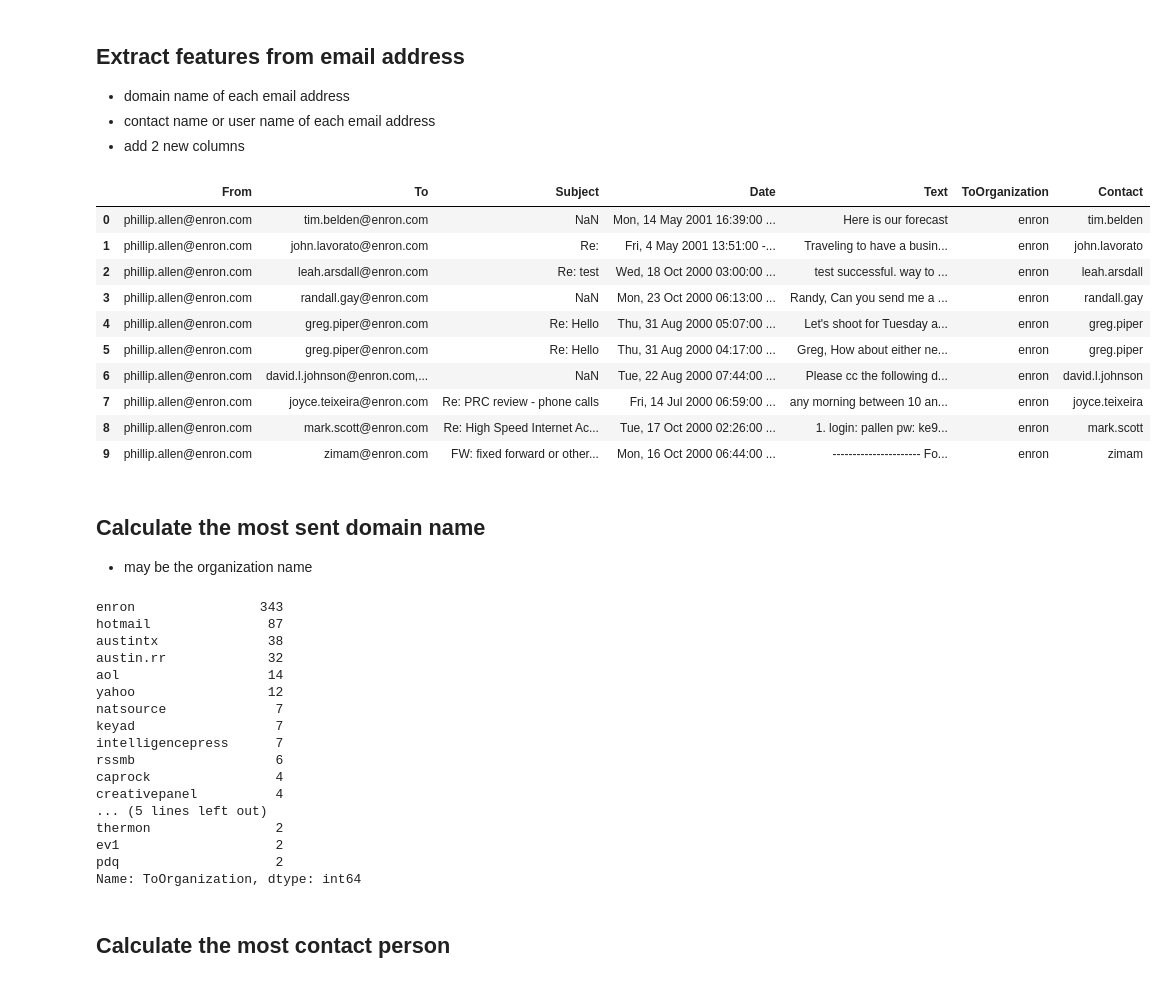
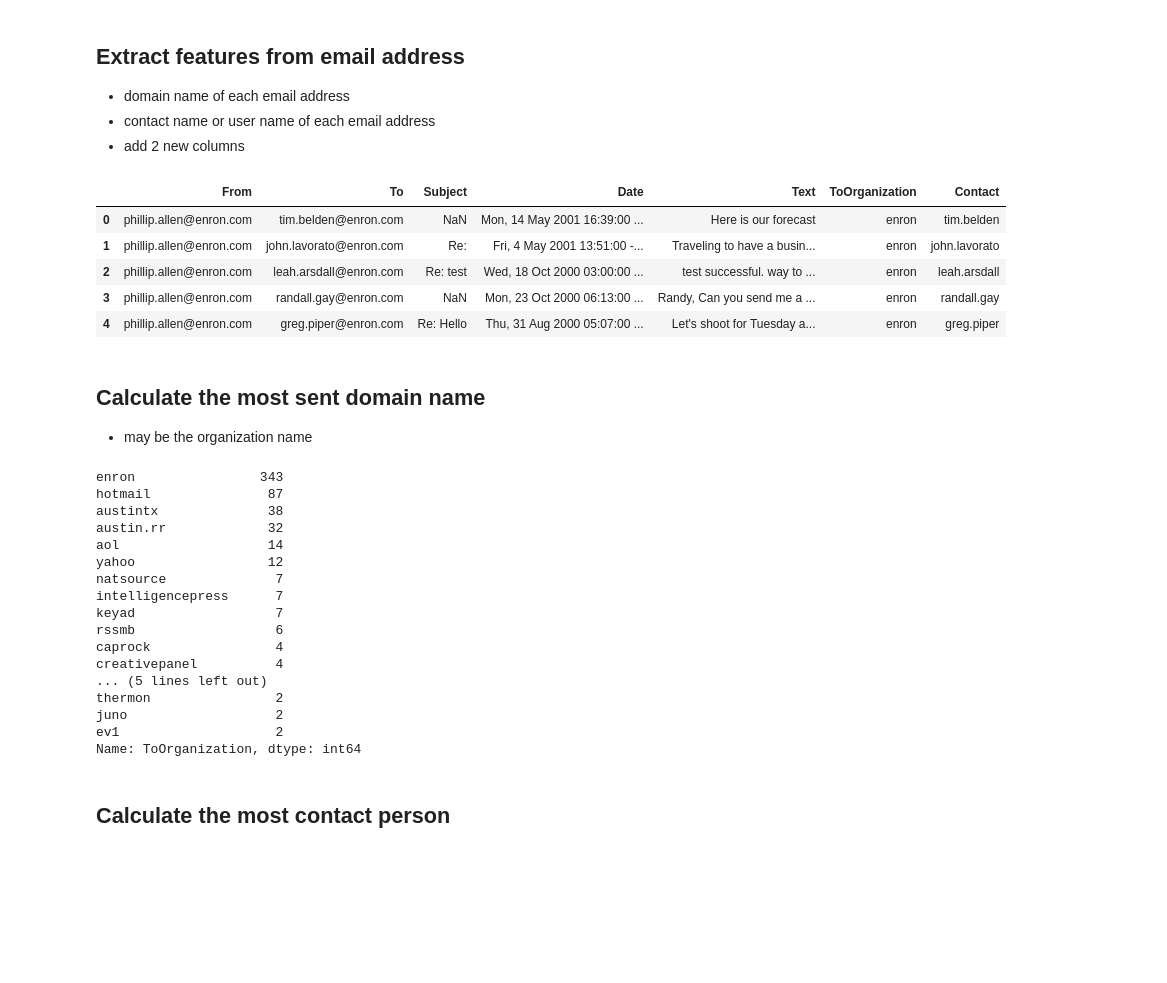
Before and after one commit to burun/enron-email-analysis-test, a Jupyter notebook: enron email analysis - Liang - 160516.ipynb, the cells around one changed output. Saved outputs shown, nothing was run; the diff lists cells and outputs as text; code cells hidden in the pictures; blank space fills up the shorter version.

```diff
--- a/enron email analysis - Liang - 160516.ipynb
+++ b/enron email analysis - Liang - 160516.ipynb
@@ -135,37 +158,32 @@ Name: To, dtype: int64
 # %%
 pattern = r'([A-Z0-9._%+-]+)@([A-Z0-9.-]+)\.([A-Z]{2,4})'
 regex = re.compile(pattern, flags=re.IGNORECASE)
 organizations = []
 contact = []
-for email in df['To']:
+for email in df_allenp['To']:
     if regex.match(email):
         organizations.append(regex.match(email).groups()[1])
         contact.append(regex.match(email).groups()[0])
     else:
         organizations.append('')
         contact.append('')
 
-df['ToOrganization'] = organizations
-df['Contact'] = contact
-df.head(10)
+df_allenp['ToOrganization'] = organizations
+df_allenp['Contact'] = contact
+df_allenp.head()
 # %% [output]
 |  | From | To | Subject | Date | Text | ToOrganization | Contact |
 | 0 | phillip.allen@enron.com | tim.belden@enron.com | NaN | Mon, 14 May 2001 16:39:00 ... | Here is our forecast | enron | tim.belden |
 | 1 | phillip.allen@enron.com | john.lavorato@enron.com | Re: | Fri, 4 May 2001 13:51:00 -... | Traveling to have a busin... | enron | john.lavorato |
 | 2 | phillip.allen@enron.com | leah.arsdall@enron.com | Re: test | Wed, 18 Oct 2000 03:00:00 ... | test successful. way to ... | enron | leah.arsdall |
 | 3 | phillip.allen@enron.com | randall.gay@enron.com | NaN | Mon, 23 Oct 2000 06:13:00 ... | Randy, Can you send me a ... | enron | randall.gay |
 | 4 | phillip.allen@enron.com | greg.piper@enron.com | Re: Hello | Thu, 31 Aug 2000 05:07:00 ... | Let's shoot for Tuesday a... | enron | greg.piper |
-| 5 | phillip.allen@enron.com | greg.piper@enron.com | Re: Hello | Thu, 31 Aug 2000 04:17:00 ... | Greg, How about either ne... | enron | greg.piper |
-| 6 | phillip.allen@enron.com | david.l.johnson@enron.com,... | NaN | Tue, 22 Aug 2000 07:44:00 ... | Please cc the following d... | enron | david.l.johnson |
-| 7 | phillip.allen@enron.com | joyce.teixeira@enron.com | Re: PRC review - phone calls | Fri, 14 Jul 2000 06:59:00 ... | any morning between 10 an... | enron | joyce.teixeira |
-| 8 | phillip.allen@enron.com | mark.scott@enron.com | Re: High Speed Internet Ac... | Tue, 17 Oct 2000 02:26:00 ... | 1. login: pallen pw: ke9... | enron | mark.scott |
-| 9 | phillip.allen@enron.com | zimam@enron.com | FW: fixed forward or other... | Mon, 16 Oct 2000 06:44:00 ... | ---------------------- Fo... | enron | zimam |
 # %% [markdown]
 ## Calculate the most sent domain name
 - may be the organization name
 # %%
 # select the top 20
-df['ToOrganization'].value_counts()[:20]
+df_allenp['ToOrganization'].value_counts()[:20]
 # %% [output]
 enron                343
 hotmail               87
@@ -174,15 +192,15 @@ austin.rr             32
 aol                   14
 yahoo                 12
 natsource              7
+intelligencepress      7
 keyad                  7
-intelligencepress      7
 rssmb                  6
 caprock                4
 creativepanel          4
 ... (5 lines left out)
 thermon                2
+juno                   2
 ev1                    2
-pdq                    2
 Name: ToOrganization, dtype: int64
 # %% [markdown]
 ## Calculate the most contact person
```
Also changed, not shown: parts of 16 cells of this notebook.
